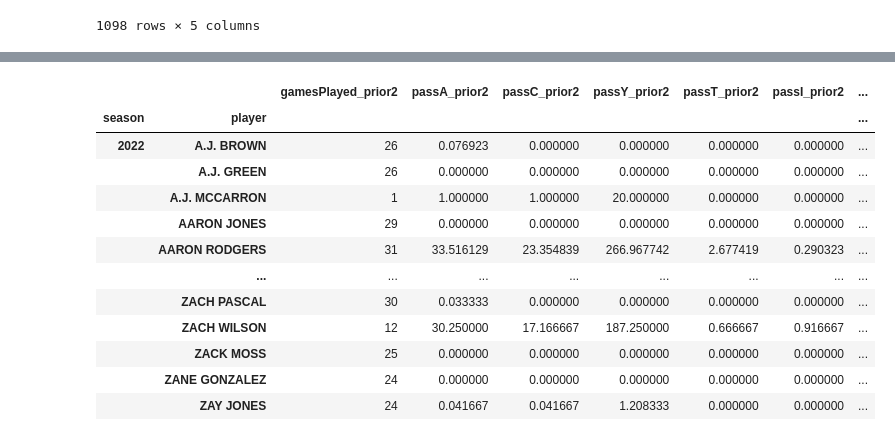
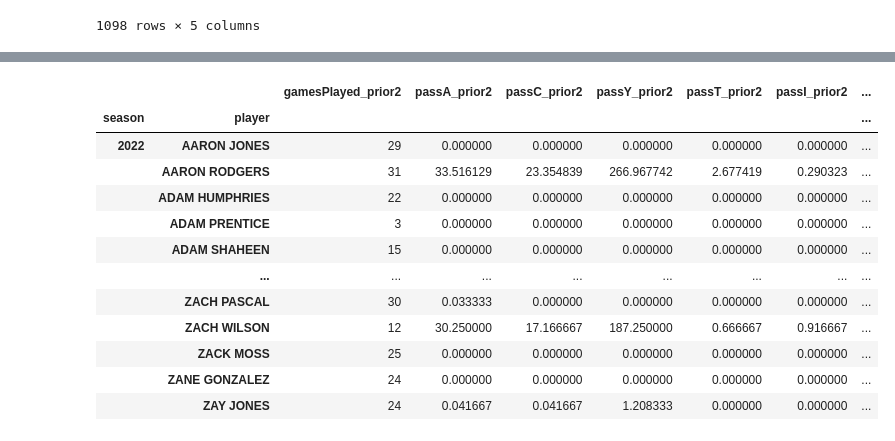
Before and after one commit to travisdharry/FantasyFootballPredictions, a Jupyter notebook: names_ourlads_mfl.ipynb, the cells around one changed output, grey strips where cells are left out. Cells and saved outputs as stored; diff of their text form; code cells hidden in the pictures.

```diff
--- a/names_ourlads_mfl.ipynb
+++ b/names_ourlads_mfl.ipynb
@@ -303,7 +298,12 @@ histdf = pd.read_csv('data_cleaned/modelSource.csv', index_col=0)
 histdf = histdf.loc[histdf['season']>=2020]
 
 # Clean defense names in historical data
-histdf.player = histdf.player.str.upper()
+histdf['player'] = histdf['player'].str.upper()
+# Drop punctuation
+histdf['player'] = histdf['player'].str.replace(".", "")
+histdf['player'] = histdf['player'].str.replace(",", "")
+histdf['player'] = histdf['player'].str.replace("'", "")
+
 histdf
 # %% [output]
 |  | season | week | team | player | age | pos | posRank | opponent | passA | passC | ... | ... |
@@ -361,40 +517,113 @@ df
 # %%
 #Create summary dfs for each season
 seasonsPrior1_df = histdf.copy()
-seasonsPrior1_df.drop(columns='age', inplace=True)
+seasonsPrior1_df = seasonsPrior1_df[[
+    'season',
+    'week',
+    'team',
+    'player',
+    'pos',
+    'posRank',
+    'opponent',
+    'passA',
+    'passC',
+    'passY',
+    'passT',
+    'passI',
+    'pass2',
+    'rushA',
+    'rushY',
+    'rushT',
+    'rush2',
+    'recC',
+    'recY',
+    'recT',
+    'rec2',
+    'fum',
+    'XPA',
+    'XPM',
+    'FGA',
+    'FGM',
+    'FG50',
+    'defSack',
+    'defI',
+    'defSaf',
+    'defFum',
+    'defBlk',
+    'defT',
+    'defPtsAgainst',
+    'defPassYAgainst',
+    'defRushYAgainst',
+    'defYdsAgainst']]
 seasonsPrior1_df = seasonsPrior1_df.loc[seasonsPrior1_df.season==2021]
 seasonsPrior1_df['season'] = 2022
 seasonsPrior1 = seasonsPrior1_df.groupby(['season', 'player']).mean()
 seasonsPrior1['gamesPlayed'] = seasonsPrior1_df.groupby(['season', 'player'])['week'].count()
 seasonsPrior1.drop(columns='week', inplace=True)
 gamesPlayedCol = seasonsPrior1.pop('gamesPlayed')
 seasonsPrior1.insert(0, 'gamesPlayed', gamesPlayedCol)
 # Rename all columns in seasonsPrior1
 colList = [(x + "_prior1") for x in list(seasonsPrior1.columns)]
 seasonsPrior1.columns = colList
-seasonsPrior1
 
 # Create summary dfs for combined two seasons before
 seasonsPrior2_df = histdf.copy()
-seasonsPrior2_df.drop(columns='age', inplace=True)
+seasonsPrior2_df = seasonsPrior2_df[[
+    'season',
+    'week',
+    'team',
+    'player',
+    'pos',
+    'posRank',
+    'opponent',
+    'passA',
+    'passC',
+    'passY',
+    'passT',
+    'passI',
+    'pass2',
+    'rushA',
+    'rushY',
+    'rushT',
+    'rush2',
+    'recC',
+    'recY',
+    'recT',
+    'rec2',
+    'fum',
+    'XPA',
+    'XPM',
+    'FGA',
+    'FGM',
+    'FG50',
+    'defSack',
+    'defI',
+    'defSaf',
+    'defFum',
+    'defBlk',
+    'defT',
+    'defPtsAgainst',
+    'defPassYAgainst',
+    'defRushYAgainst',
+    'defYdsAgainst']]
 seasonsPrior2_df['season'] = 2022
 seasonsPrior2 = seasonsPrior2_df.groupby(['season', 'player']).mean()
 seasonsPrior2['gamesPlayed'] = seasonsPrior2_df.groupby(['season', 'player'])['week'].count()
 seasonsPrior2.drop(columns='week', inplace=True)
 gamesPlayedCol = seasonsPrior2.pop('gamesPlayed')
 seasonsPrior2.insert(0, 'gamesPlayed', gamesPlayedCol)
 # Rename all columns in seasonsPrior2
 colList = [(x + "_prior2") for x in list(seasonsPrior2.columns)]
 seasonsPrior2.columns = colList
 seasonsPrior2
 # %% [output]
 |  |  | gamesPlayed_prior2 | passA_prior2 | passC_prior2 | passY_prior2 | passT_prior2 | passI_prior2 | ... |
 | season | player |  |  |  |  |  |  | ... |
-| 2022 | A.J. BROWN | 26 | 0.076923 | 0.000000 | 0.000000 | 0.000000 | 0.000000 | ... |
-|  | A.J. GREEN | 26 | 0.000000 | 0.000000 | 0.000000 | 0.000000 | 0.000000 | ... |
-|  | A.J. MCCARRON | 1 | 1.000000 | 1.000000 | 20.000000 | 0.000000 | 0.000000 | ... |
-|  | AARON JONES | 29 | 0.000000 | 0.000000 | 0.000000 | 0.000000 | 0.000000 | ... |
+| 2022 | AARON JONES | 29 | 0.000000 | 0.000000 | 0.000000 | 0.000000 | 0.000000 | ... |
 |  | AARON RODGERS | 31 | 33.516129 | 23.354839 | 266.967742 | 2.677419 | 0.290323 | ... |
+|  | ADAM HUMPHRIES | 22 | 0.000000 | 0.000000 | 0.000000 | 0.000000 | 0.000000 | ... |
+|  | ADAM PRENTICE | 3 | 0.000000 | 0.000000 | 0.000000 | 0.000000 | 0.000000 | ... |
+|  | ADAM SHAHEEN | 15 | 0.000000 | 0.000000 | 0.000000 | 0.000000 | 0.000000 | ... |
 |  | ... | ... | ... | ... | ... | ... | ... | ... |
 |  | ZACH PASCAL | 30 | 0.033333 | 0.000000 | 0.000000 | 0.000000 | 0.000000 | ... |
 |  | ZACH WILSON | 12 | 30.250000 | 17.166667 | 187.250000 | 0.666667 | 0.916667 | ... |
```
Also changed, not shown: parts of 16 cells of this notebook, 6 other files.
